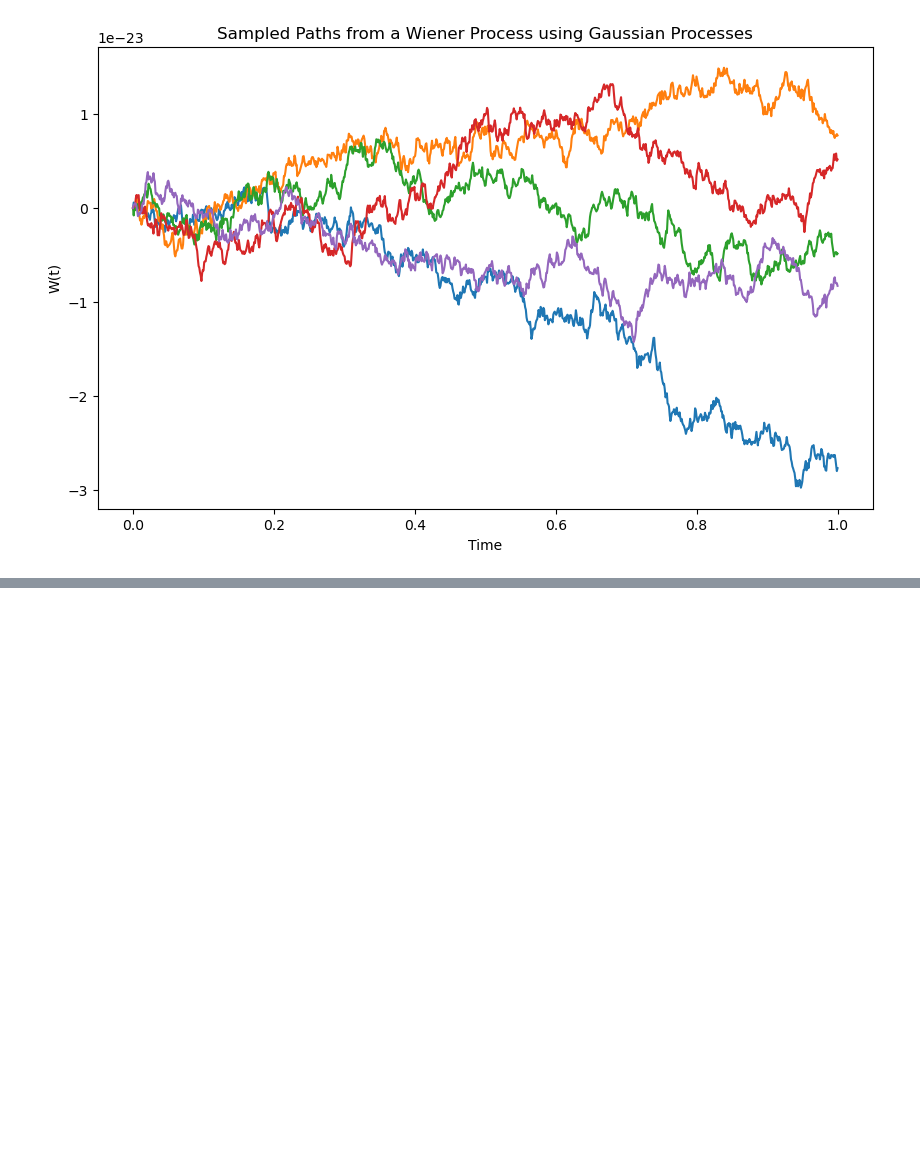
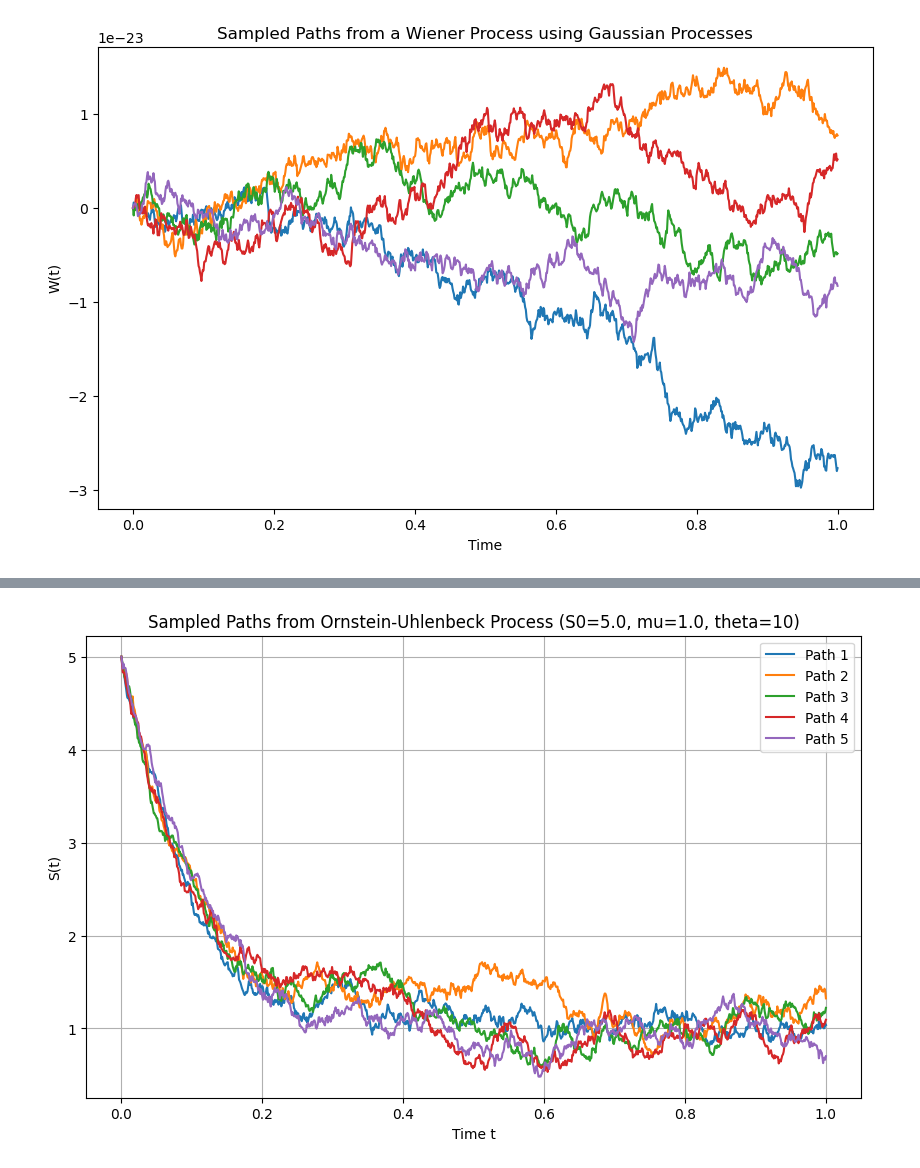
Before and after one commit to xaviweise/aaat, a Jupyter notebook: _build/jupyter_execute/notebooks/stochastic_calculus.ipynb, the cells around one changed output, grey strips where cells are left out. Saved outputs shown, nothing was run; the diff lists cells and outputs as text; code cells hidden in the pictures; blank space fills up the shorter version.

```diff
--- a/_build/jupyter_execute/notebooks/stochastic_calculus.ipynb
+++ b/_build/jupyter_execute/notebooks/stochastic_calculus.ipynb
@@ -151,0 +334,93 @@ plt.show()
+# %%
+import GPy
+import numpy as np
+import matplotlib.pyplot as plt
+
+# Parameters for the Ornstein-Uhlenbeck process
+S0 = 5.0    # Initial value
+mu = 1.0    # Long-term mean
+theta = 10  # Rate of mean reversion
+sigma = 1 # Volatility
+T = 1.0    # Total time
+n = 1000   # Number of steps
+t = np.linspace(0, T, n+1).reshape(-1, 1)  # Time points
+
+# Define the custom kernel for the Ornstein-Uhlenbeck process
+class OrnsteinUhlenbeckKernel(GPy.kern.Kern):
+    def __init__(self, input_dim, theta=1.0, sigma=1.0, active_dims=None):
+        super(OrnsteinUhlenbeckKernel, self).__init__(input_dim, active_dims, 'OU')
+        self.theta = GPy.core.Param('theta', theta)
+        self.sigma = GPy.core.Param('sigma', sigma)
+        self.link_parameters(self.theta, self.sigma)
+
+    def K(self, X, X2=None):
+        if X2 is None:
+            X2 = X
+        t1 = X
+        t2 = X2.T
+        min_t = np.minimum(t1, t2)
+        # Covariance function of the Ornstein-Uhlenbeck process
+        cov_matrix = (self.sigma**2 / (2 * self.theta)) * np.exp(-self.theta * np.abs(t1 - t2)) * (1 - np.exp(-2 * self.theta * min_t))
+        return cov_matrix
+
+    def Kdiag(self, X):
+        return (self.sigma**2 / (2 * self.theta)) * (1 - np.exp(-2 * self.theta * X[:, 0]))
+
+    # No-op for gradient update since we are not optimizing the kernel
+    def update_gradients_full(self, dL_dK, X, X2=None):
+        pass
+
+    # No-op for kernel gradient since we are not optimizing the kernel
+    def gradients_X(self, dL_dK, X, X2=None):
+        return np.zeros(X.shape)
+
+# Custom mean function to include mean-reverting drift toward mu
+class OUProcessMean(GPy.core.Mapping):
+    def __init__(self, input_dim, output_dim, S0=0.0, mu=0.0, theta=1.0):
+        super(OUProcessMean, self).__init__(input_dim, output_dim)
+        self.S0 = S0  # Initial value
+        self.mu = mu  # Long-term mean
+        self.theta = theta  # Rate of mean reversion
+
+    def f(self, X):
+        # Mean function: S_0 * exp(-theta * t) + mu * (1 - exp(-theta * t))
+        return self.S0 * np.exp(-self.theta * X) + self.mu * (1 - np.exp(-self.theta * X))
+
+    def update_gradients(self, dL_df, X):
+        pass
+
+    def gradients_X(self, dL_df, X):
+        return np.zeros(X.shape)
+
+# Instantiate the OU kernel with parameters
+ou_kernel = OrnsteinUhlenbeckKernel(input_dim=1, theta=theta, sigma=sigma)
+
+# Instantiate the mean function with non-zero initial value S0 and long-term mean mu
+mean_function = OUProcessMean(input_dim=1, output_dim=1, S0=S0, mu=mu, theta=theta)
+
+# Provide the initial observation at t=0
+t_data = np.array([[0.0]])
+Y_data = np.array([[S0]])
+
+# Create a GP model with the custom mean function and OU kernel
+model = GPy.models.GPRegression(t_data, Y_data, kernel=ou_kernel, mean_function=mean_function)
+
+# Set noise variance to a negligible value since we're simulating without observation noise
+model.likelihood.variance.fix(1e-10)
+
+# Sample paths from the GP model
+num_samples = 5
+samples = model.posterior_samples_f(t, size=num_samples)
+
+# Plot the sampled paths
+plt.figure(figsize=(10, 6))
+for i in range(num_samples):
+    plt.plot(t, samples[:, :, i], label=f'Path {i+1}')
+plt.title(f'Sampled Paths from Ornstein-Uhlenbeck Process (S0={S0}, mu={mu}, theta={theta})')
+plt.xlabel('Time t')
+plt.ylabel('S(t)')
+plt.grid(True)
+plt.legend()
+plt.show()
+# %% [output]
+[figure, added]
```
Also changed, not shown: parts of 20 cells of this notebook, 41 other files.
